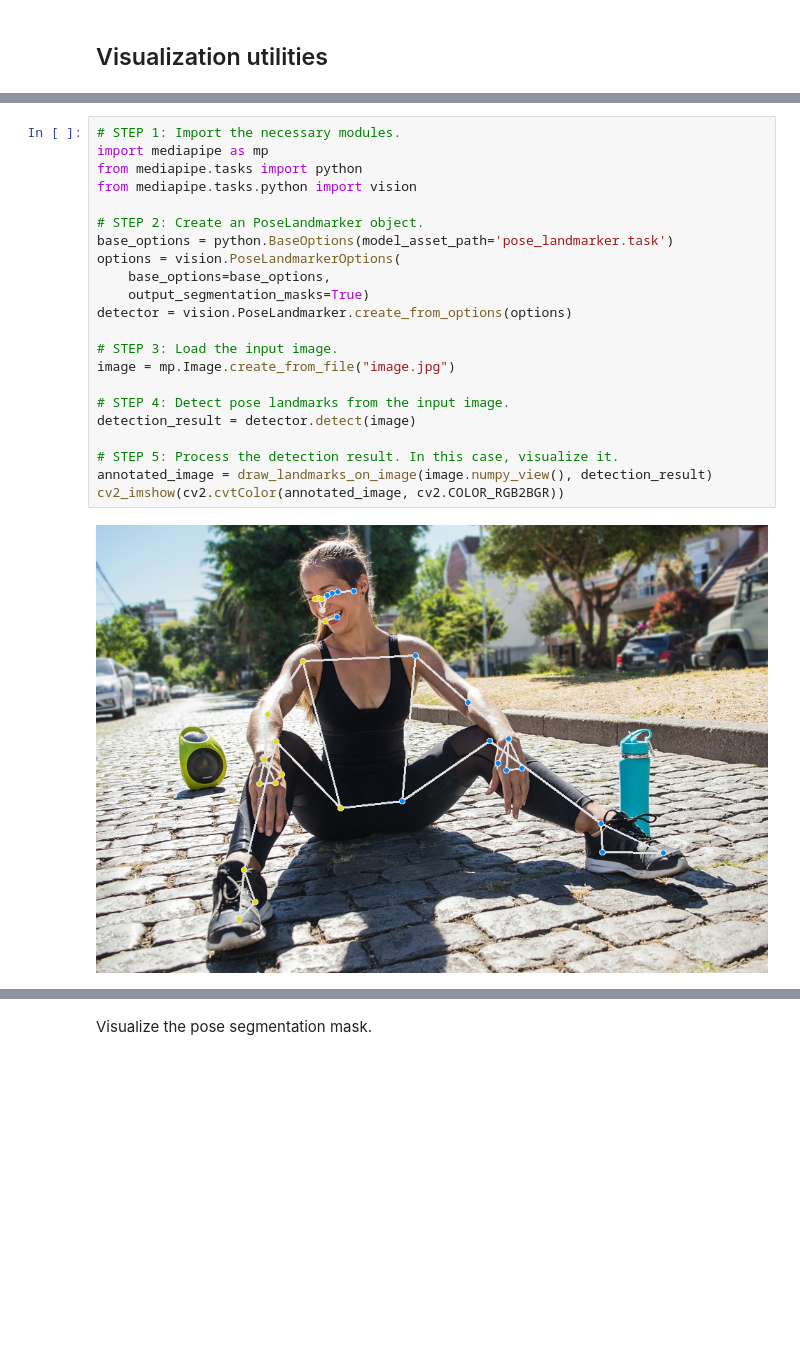
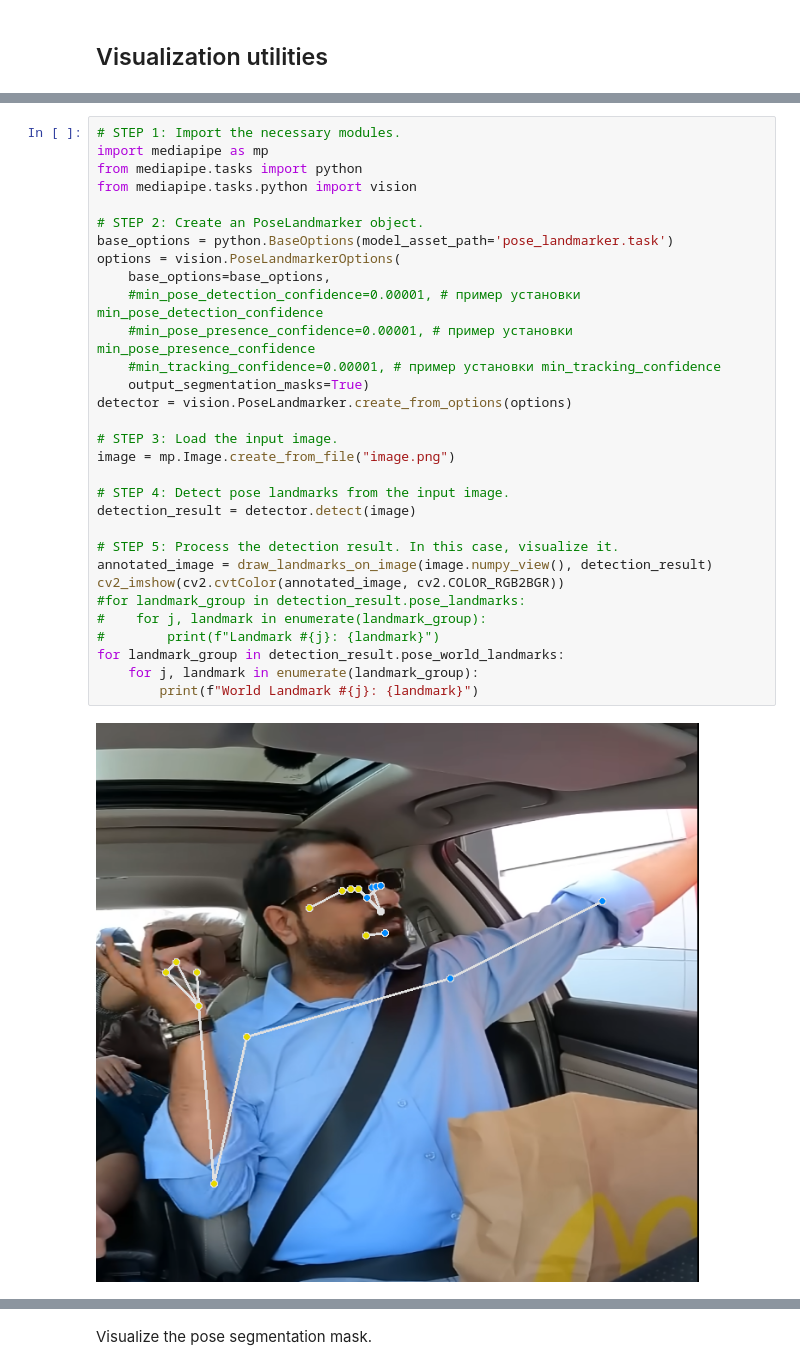
Before and after one commit to alinka-mrkv/DriverHandDetection, a Jupyter notebook: [MediaPipe_Python_Tasks]_Pose_Landmarker.ipynb, the cells around one changed output, grey strips where cells are left out. Drawn from its saved outputs; the diff is of its cells as text; blank space fills up the shorter version.

```diff
--- a/[MediaPipe_Python_Tasks]_Pose_Landmarker.ipynb
+++ b/[MediaPipe_Python_Tasks]_Pose_Landmarker.ipynb
@@ -94,24 +68,33 @@ Check out the [MediaPipe documentation](https://developers.google.com/mediapipe/
 # %%
 # STEP 1: Import the necessary modules.
 import mediapipe as mp
 from mediapipe.tasks import python
 from mediapipe.tasks.python import vision
 
 # STEP 2: Create an PoseLandmarker object.
 base_options = python.BaseOptions(model_asset_path='pose_landmarker.task')
 options = vision.PoseLandmarkerOptions(
     base_options=base_options,
+    #min_pose_detection_confidence=0.00001, # пример установки min_pose_detection_confidence
+    #min_pose_presence_confidence=0.00001, # пример установки min_pose_presence_confidence
+    #min_tracking_confidence=0.00001, # пример установки min_tracking_confidence
     output_segmentation_masks=True)
 detector = vision.PoseLandmarker.create_from_options(options)
 
 # STEP 3: Load the input image.
-image = mp.Image.create_from_file("image.jpg")
+image = mp.Image.create_from_file("image.png")
 
 # STEP 4: Detect pose landmarks from the input image.
 detection_result = detector.detect(image)
 
 # STEP 5: Process the detection result. In this case, visualize it.
 annotated_image = draw_landmarks_on_image(image.numpy_view(), detection_result)
 cv2_imshow(cv2.cvtColor(annotated_image, cv2.COLOR_RGB2BGR))
+#for landmark_group in detection_result.pose_landmarks:
+#    for j, landmark in enumerate(landmark_group):
+#        print(f"Landmark #{j}: {landmark}")
+for landmark_group in detection_result.pose_world_landmarks:
+    for j, landmark in enumerate(landmark_group):
+        print(f"World Landmark #{j}: {landmark}")
 # %% [output]
-[figure, old version]
+[figure, new version]
```
Also changed, not shown: parts of 17 cells of this notebook, 2 other files.
